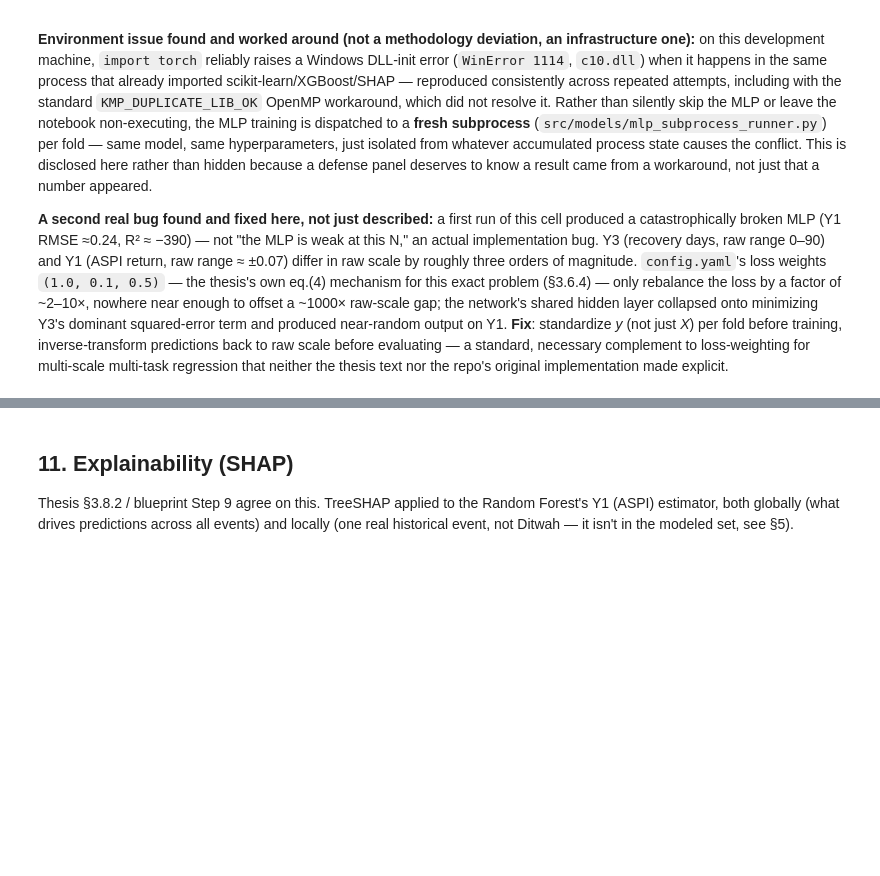
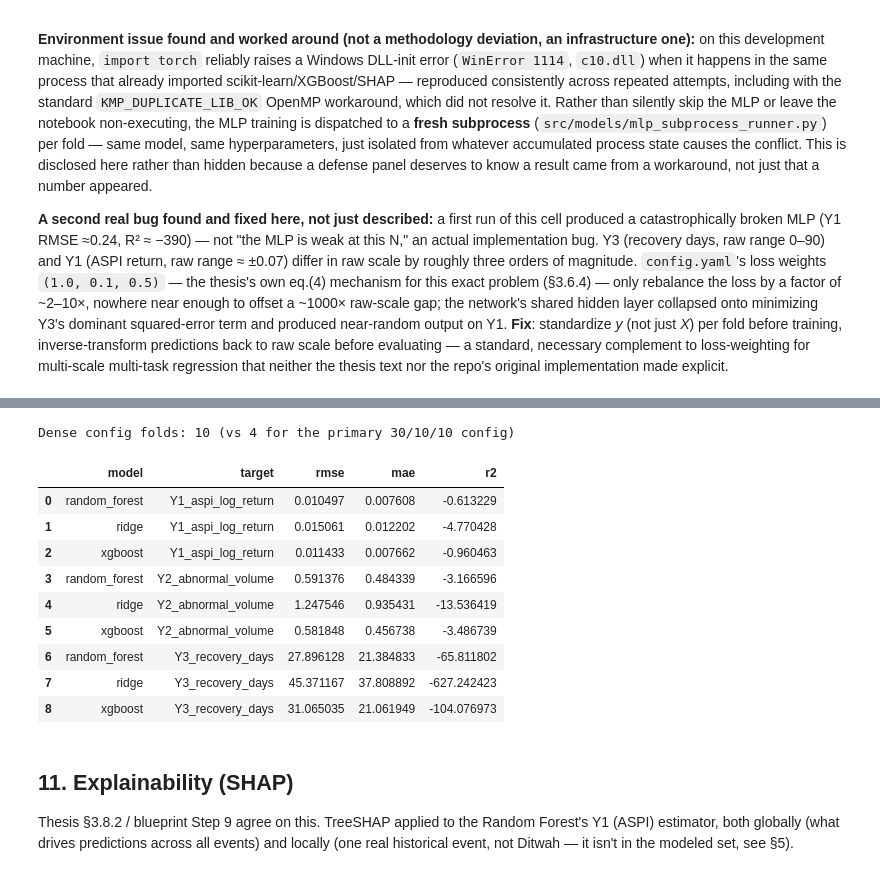
Before and after one commit to Hashan-Samarakkody/CSE-disaster-impact-predictor, a Jupyter notebook: disaster_finance_predictor/notebooks/CSE_Disaster_Impact_Pipeline.ipynb, the cells around one changed output, grey strips where cells are left out. Drawn from its saved outputs; the diff is of its cells as text; code cells hidden in the pictures; blank space fills up the shorter version.

```diff
--- a/disaster_finance_predictor/notebooks/CSE_Disaster_Impact_Pipeline.ipynb
+++ b/disaster_finance_predictor/notebooks/CSE_Disaster_Impact_Pipeline.ipynb
@@ -529,3 +665,28 @@ summary
+# %%
+splits_dense = list(generate_walk_forward_splits(len(X_res), train_window=20, test_window=5, step=5))
+print(f"Dense config folds: {len(splits_dense)} (vs {len(splits)} for the primary 30/10/10 config)")
+
+results_dense, _, _ = run_walk_forward(splits_dense, X_res, y_res, verbose=False)
+
+rows = []
+for name, targets_m in results_dense.items():
+    for t in TARGET_COLS:
+        m = targets_m[t]
+        rows.append({"model": name, "target": t, "rmse": np.mean(m["rmse"]), "mae": np.mean(m["mae"]), "r2": np.mean(m["r2"])})
+summary_dense = pd.DataFrame(rows).sort_values(["target", "model"]).reset_index(drop=True)
+summary_dense
+# %% [output]
+Dense config folds: 10 (vs 4 for the primary 30/10/10 config)
+|  | model | target | rmse | mae | r2 |
+| 0 | random_forest | Y1_aspi_log_return | 0.010497 | 0.007608 | -0.613229 |
+| 1 | ridge | Y1_aspi_log_return | 0.015061 | 0.012202 | -4.770428 |
+| 2 | xgboost | Y1_aspi_log_return | 0.011433 | 0.007662 | -0.960463 |
+| 3 | random_forest | Y2_abnormal_volume | 0.591376 | 0.484339 | -3.166596 |
+| 4 | ridge | Y2_abnormal_volume | 1.247546 | 0.935431 | -13.536419 |
+| 5 | xgboost | Y2_abnormal_volume | 0.581848 | 0.456738 | -3.486739 |
+| 6 | random_forest | Y3_recovery_days | 27.896128 | 21.384833 | -65.811802 |
+| 7 | ridge | Y3_recovery_days | 45.371167 | 37.808892 | -627.242423 |
+| 8 | xgboost | Y3_recovery_days | 31.065035 | 21.061949 | -104.076973 |
 # %% [markdown]
 ## 11. Explainability (SHAP)
 
```
Also changed, not shown: parts of 16 cells of this notebook, 2 other files.
